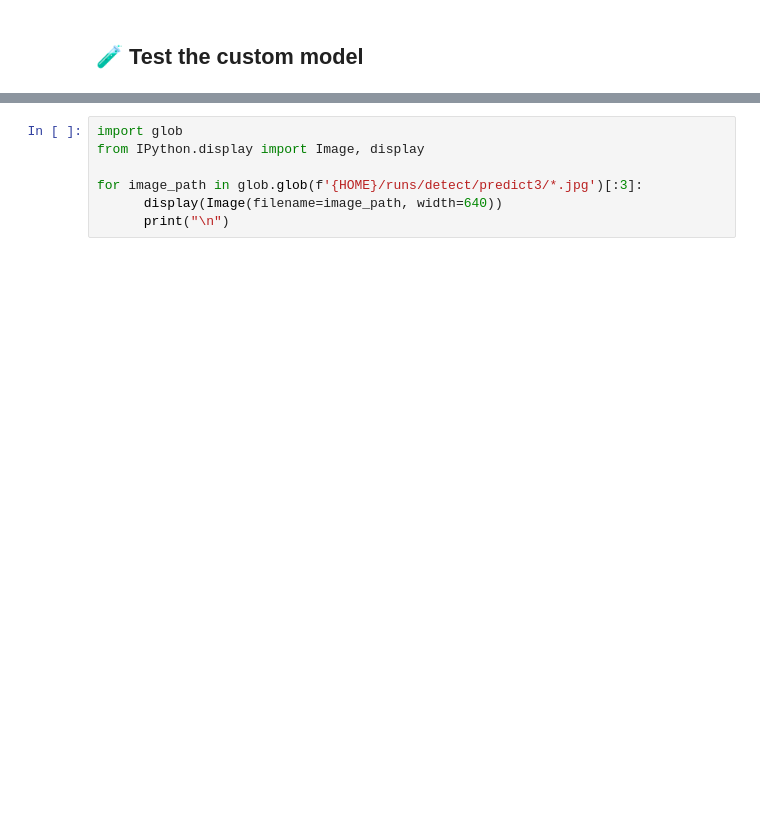
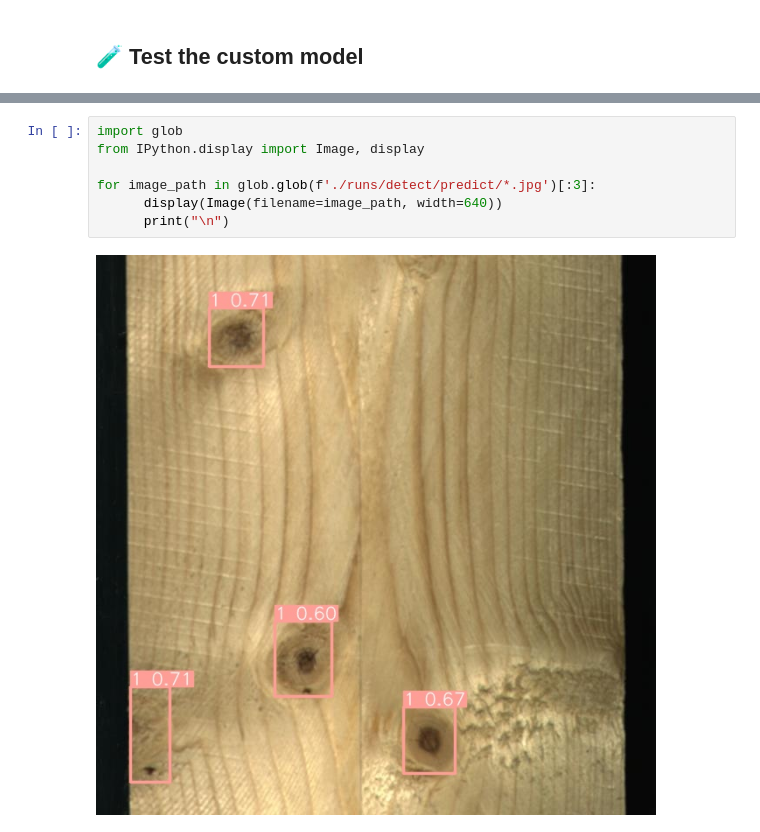
Before and after one commit to rredlich/yolov8-training-tutorial, a Jupyter notebook: YOLOv8_Training_Tutorial.ipynb, the cells around one changed output, grey strips where cells are left out. Drawn from its saved outputs; the diff is of its cells as text; blank space fills up the shorter version.

Commit message:
feat: training, val and predict

```diff
--- a/YOLOv8_Training_Tutorial.ipynb
+++ b/YOLOv8_Training_Tutorial.ipynb
@@ -179,7 +245,9 @@ KeyboardInterrupt:
 # %%
 import glob
 from IPython.display import Image, display
 
-for image_path in glob.glob(f'{HOME}/runs/detect/predict3/*.jpg')[:3]:
+for image_path in glob.glob(f'./runs/detect/predict/*.jpg')[:3]:
       display(Image(filename=image_path, width=640))
       print("\n")
+# %% [output]
+[figure, added]
```
Also changed, not shown: parts of 7 cells of this notebook, 40 other files.
